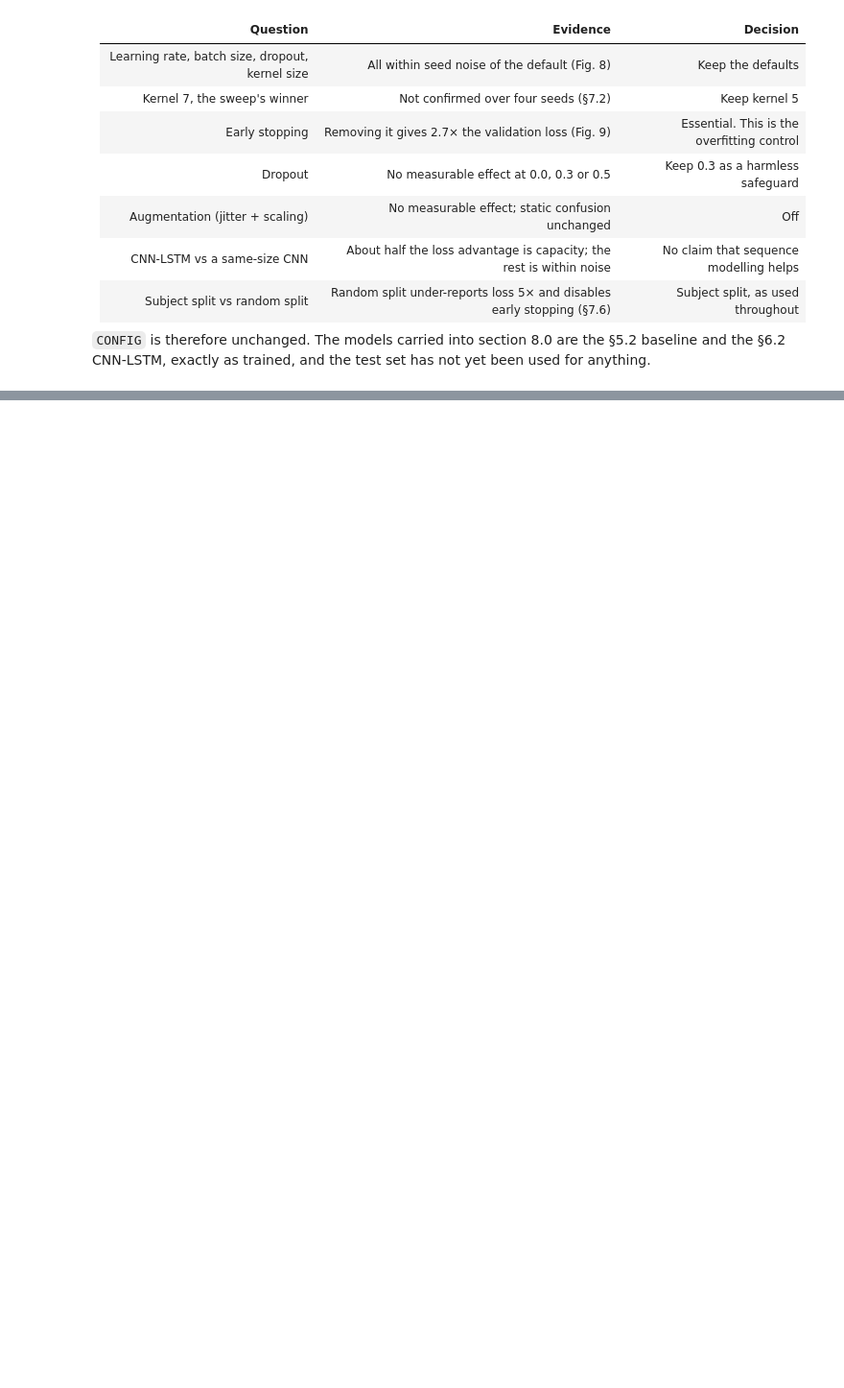
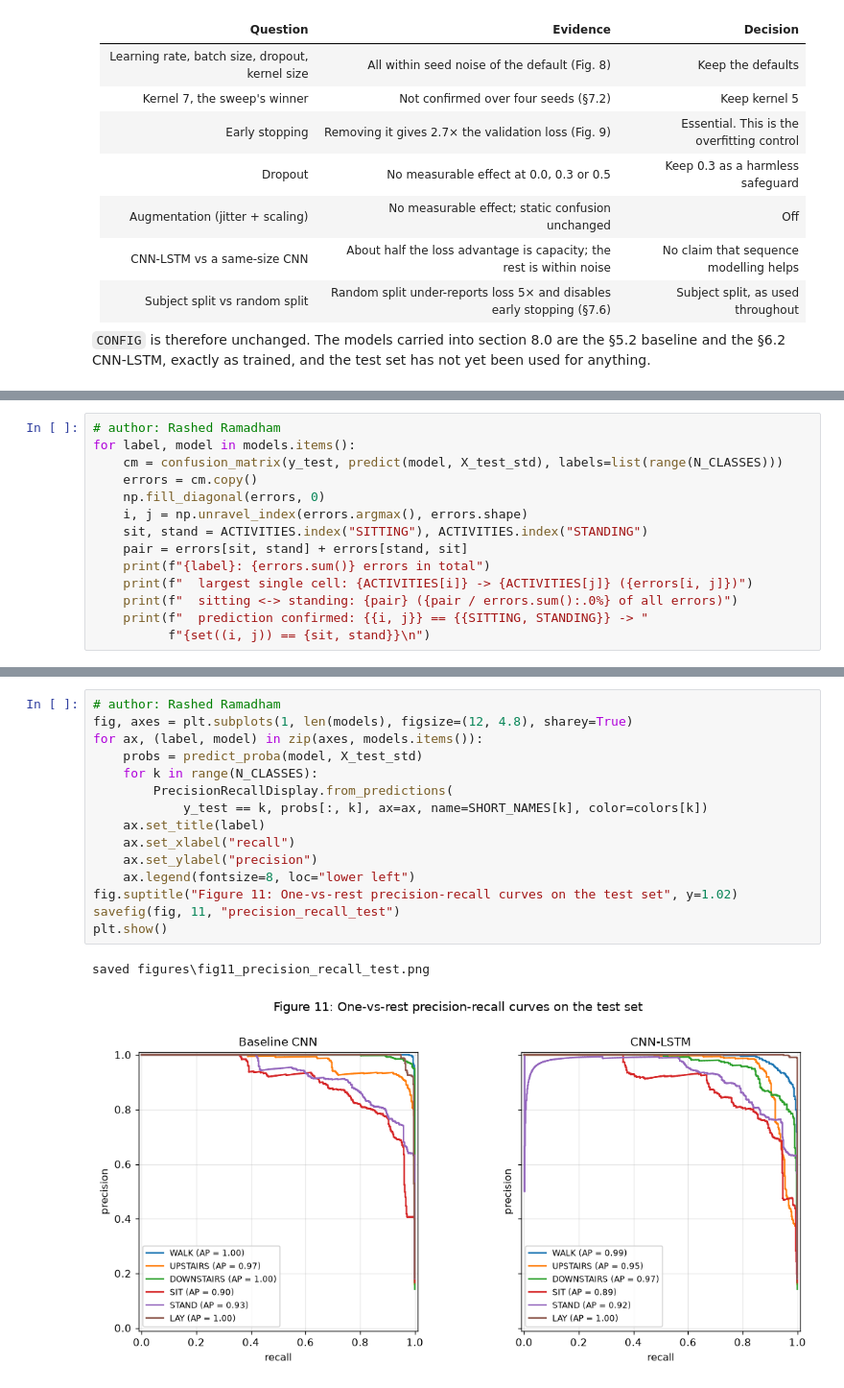
Before and after one commit to Kha73k/IT8414-GroupProject, a Jupyter notebook: IT8414_HAR.ipynb, the cells around one changed output, grey strips where cells are left out. Shown at 96% size. Saved outputs shown, nothing was run; the diff lists cells and outputs as text; blank space fills up the shorter version.

```diff
--- a/IT8414_HAR.ipynb
+++ b/IT8414_HAR.ipynb
@@ -2649,0 +3105,14 @@ not yet been used for anything.
+# %%
+# author: Rashed Ramadham
+for label, model in models.items():
+    cm = confusion_matrix(y_test, predict(model, X_test_std), labels=list(range(N_CLASSES)))
+    errors = cm.copy()
+    np.fill_diagonal(errors, 0)
+    i, j = np.unravel_index(errors.argmax(), errors.shape)
+    sit, stand = ACTIVITIES.index("SITTING"), ACTIVITIES.index("STANDING")
+    pair = errors[sit, stand] + errors[stand, sit]
+    print(f"{label}: {errors.sum()} errors in total")
+    print(f"  largest single cell: {ACTIVITIES[i]} -> {ACTIVITIES[j]} ({errors[i, j]})")
+    print(f"  sitting <-> standing: {pair} ({pair / errors.sum():.0%} of all errors)")
+    print(f"  prediction confirmed: {{i, j}} == {{SITTING, STANDING}} -> "
+          f"{set((i, j)) == {sit, stand}}\n")
@@ -2649,0 +3162,18 @@ not yet been used for anything.
+# %%
+# author: Rashed Ramadham
+fig, axes = plt.subplots(1, len(models), figsize=(12, 4.8), sharey=True)
+for ax, (label, model) in zip(axes, models.items()):
+    probs = predict_proba(model, X_test_std)
+    for k in range(N_CLASSES):
+        PrecisionRecallDisplay.from_predictions(
+            y_test == k, probs[:, k], ax=ax, name=SHORT_NAMES[k], color=colors[k])
+    ax.set_title(label)
+    ax.set_xlabel("recall")
+    ax.set_ylabel("precision")
+    ax.legend(fontsize=8, loc="lower left")
+fig.suptitle("Figure 11: One-vs-rest precision-recall curves on the test set", y=1.02)
+savefig(fig, 11, "precision_recall_test")
+plt.show()
+# %% [output]
+saved figures\fig11_precision_recall_test.png
+[figure, added]
```
Also changed, not shown: parts of 29 cells of this notebook, 2 other files.
